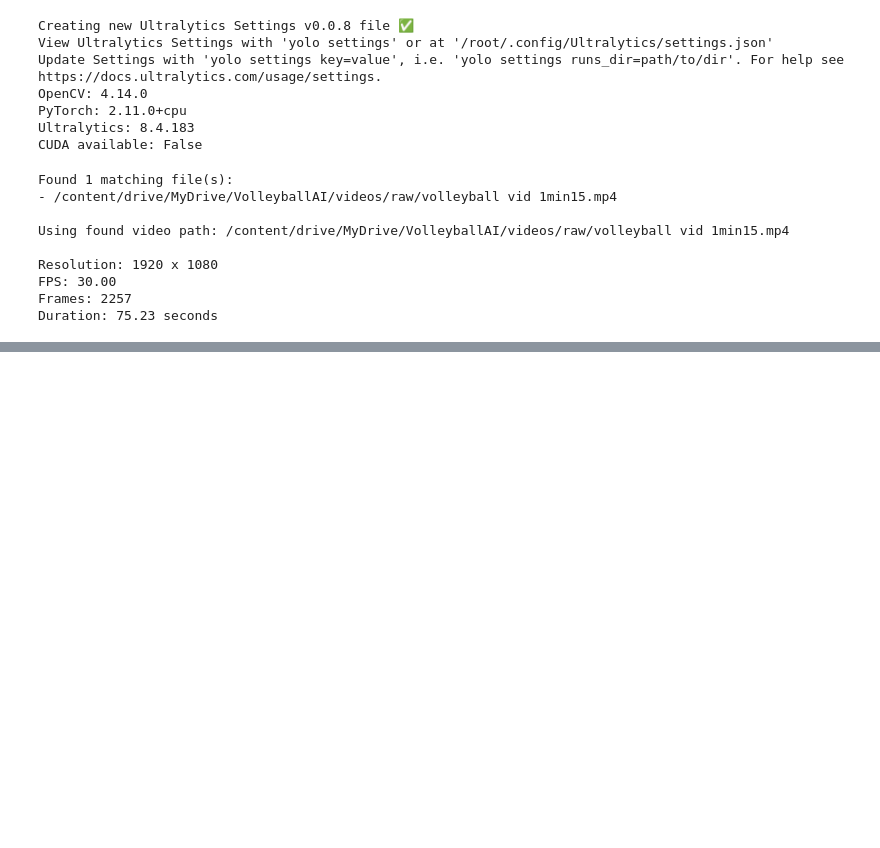
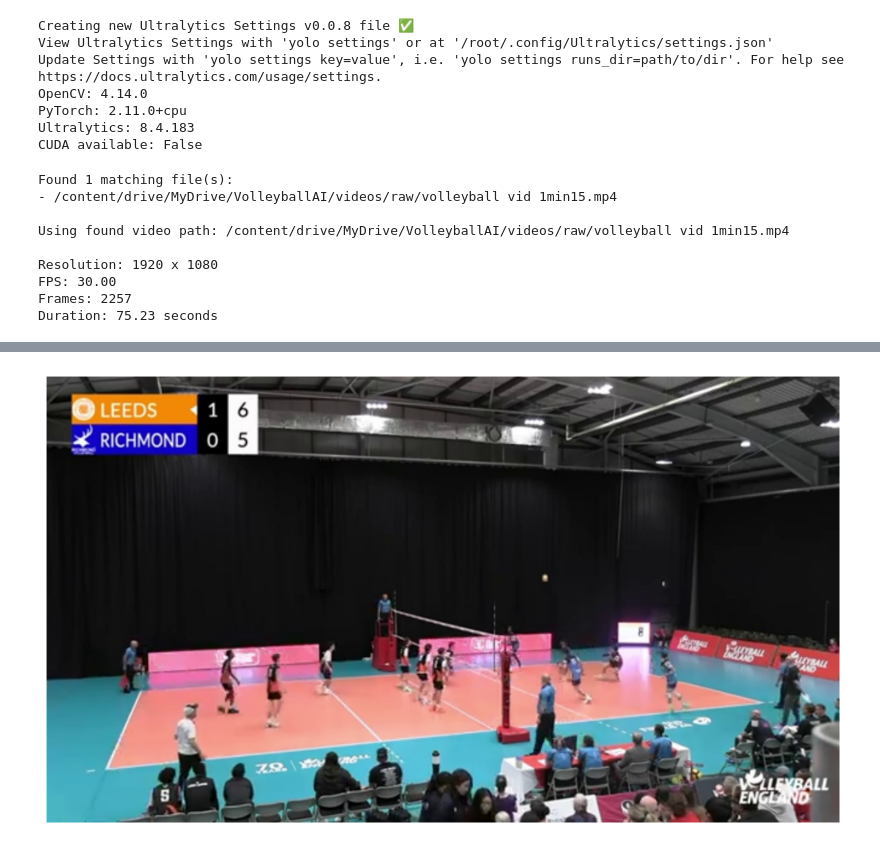
Before and after one commit to HalfNHalf3/Final-Project-volleyball-overlay, a Jupyter notebook: Volleyball_AI_Development.ipynb, the cells around one changed output, grey strips where cells are left out. Saved outputs shown, nothing was run; the diff lists cells and outputs as text; code cells hidden in the pictures; blank space fills up the shorter version.

```diff
--- a/Volleyball_AI_Development.ipynb
+++ b/Volleyball_AI_Development.ipynb
@@ -134,0 +226,79 @@ else:
+# %%
+try:
+    from ultralytics import YOLO
+except ImportError:
+    print("Ultralytics library not found. Installing now...")
+    !pip install -q ultralytics
+    from ultralytics import YOLO
+
+import cv2
+import matplotlib.pyplot as plt
+
+# Load a general-purpose pretrained detector.
+model = YOLO("yolo11n.pt")
+
+cap = cv2.VideoCapture(str(video_path))
+
+# Inspect a frame approximately 5 seconds into the video.
+cap.set(cv2.CAP_PROP_POS_MSEC, 43000)
+success, frame = cap.read()
+cap.release()
+
+if not success:
+    raise RuntimeError("Could not read video frame.")
+
+results = model.predict(
+    source=frame,
+    imgsz=640,
+    conf=0.15,
+    verbose=False
+)
+
+annotated = frame.copy()
+ball_count = 0
+
+for result in results:
+    if result.boxes is None:
+        continue
+
+    for box in result.boxes:
+        class_id = int(box.cls[0])
+
+        # COCO class 32 is "sports ball".
+        if class_id != 32:
+            continue
+
+        x1, y1, x2, y2 = map(
+            int, box.xyxy[0].tolist()
+        )
+
+        confidence = float(box.conf[0])
+        ball_count += 1
+
+        cv2.rectangle(
+            annotated,
+            (x1, y1),
+            (x2, y2),
+            (0, 255, 0),
+            2
+        )
+
+        cv2.putText(
+            annotated,
+            f"Ball {confidence:.2f}",
+            (x1, max(20, y1 - 8)),
+            cv2.FONT_HERSHEY_SIMPLEX,
+            0.6,
+            (0, 255, 0),
+            2
+        )
+
+print("Balls detected:", ball_count)
+
+plt.figure(figsize=(12, 7))
+plt.imshow(
+    cv2.cvtColor(annotated, cv2.COLOR_BGR2RGB)
+)
+plt.axis("off")
+plt.show()
+# %% [output]
@@ -134,0 +306 @@ else:
+[figure, added]
```
Also changed, not shown: parts of 3 cells of this notebook.
